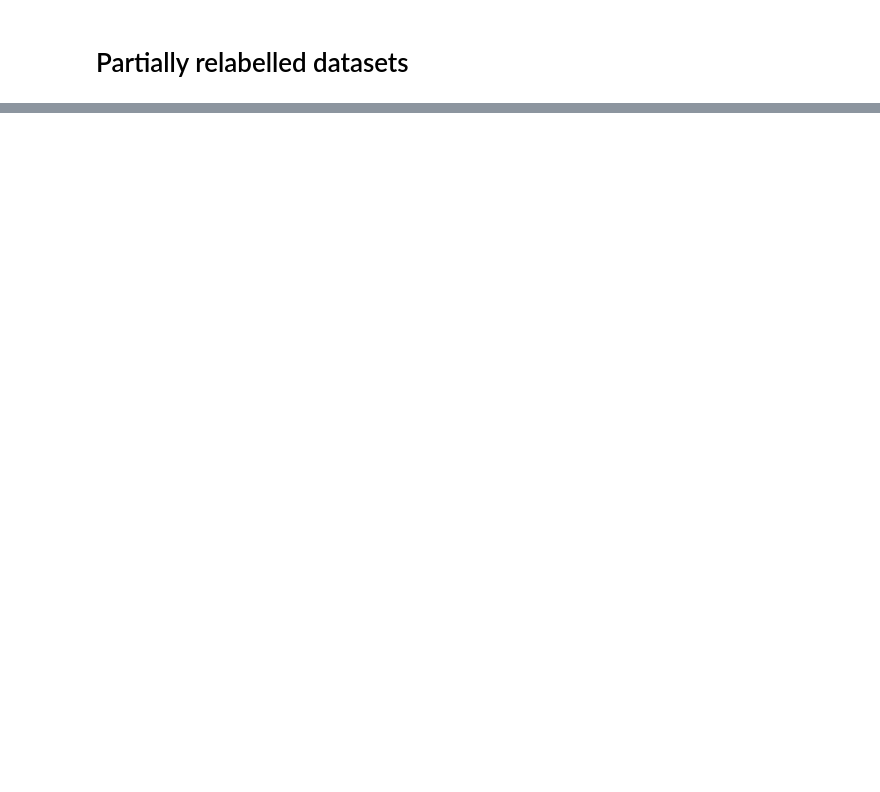
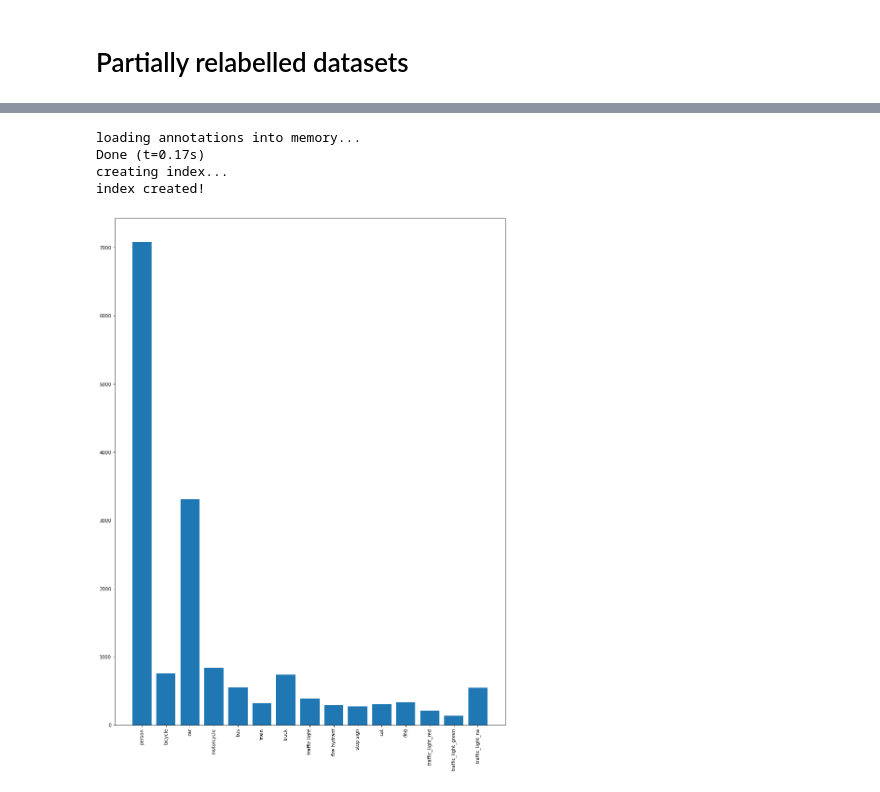
Before and after one commit to daved01/cocoTraffic, a Jupyter notebook: api/dataset_plots.ipynb, the cells around one changed output, grey strips where cells are left out. Cells and saved outputs as stored; diff of their text form; code cells hidden in the pictures; blank space fills up the shorter version.

```diff
--- a/api/dataset_plots.ipynb
+++ b/api/dataset_plots.ipynb
@@ -9,7 +9,7 @@ import json
 from pycocotools.coco import COCO
 
 %matplotlib inline
-plt.rcParams['figure.figsize'] = (15.0, 20.0)
+plt.rcParams['figure.figsize'] = (20.0, 10.0)
 # %%
 def plot_instances_classes(anns, catNames):
     # Visualize number of instances in the sampled images
@@ -38,3 +60,26 @@ def plot_instances_classes(anns, catNames):
+# %%
+def get_data(filename):
+    annFile = "../annotations/" + filename
+
+    # initialize COCO api for instance annotations
+    coco=COCO(annFile)
+    imgIds = coco.getImgIds()
+
+    # load COCO categories and supercategories
+    cats = coco.loadCats(coco.getCatIds())
+
+    # Map category ids to names
+    catIds = coco.getCatIds()
+
+    cat_names = dict()
+    for i in range(len(catIds)):
+        cat_names[str(cats[i]['id'])] = cats[i]['name']
+
+    # Load annotations
+    annIds = coco.getAnnIds(imgIds)
+    anns = coco.loadAnns(annIds)
+
+    return anns, cat_names
 # %% [markdown]
 # Full dataset
 Before sampling
@@ -157,0 +126,9 @@ plot_instances_classes(anns, catNames)
+# %%
+anns, cat_names = get_data("instances_valTraffic-relabelled.json")
+plot_instances_classes(anns, cat_names)
+# %% [output]
+loading annotations into memory...
+Done (t=0.17s)
+creating index...
+index created!
+[figure, added]
```
Also changed, not shown: parts of 15 cells of this notebook, 7 other files.
